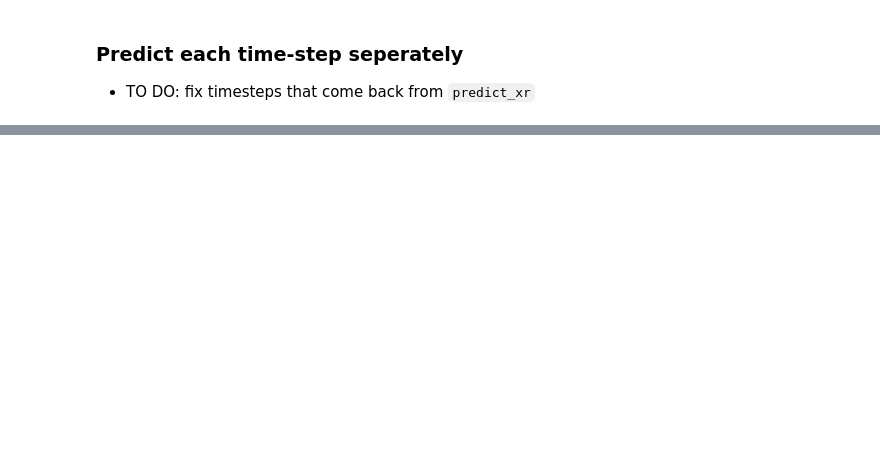
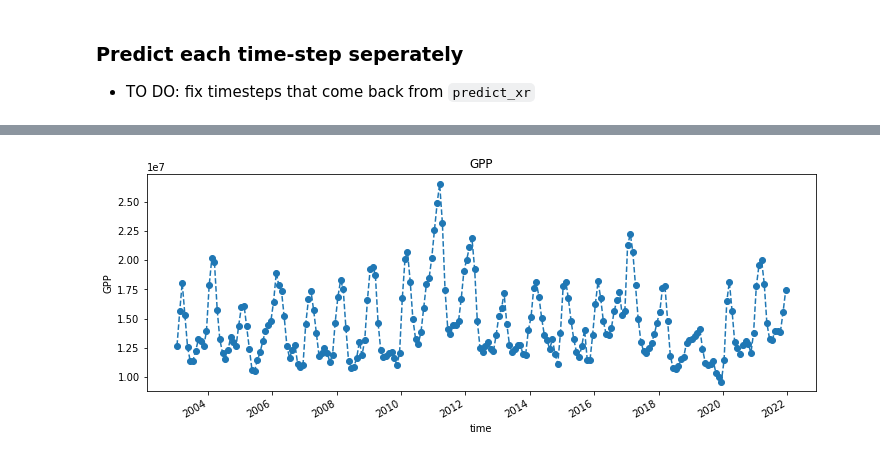
Before and after one commit to cbur24/NEE_modelling, a Jupyter notebook: 5_Predict.ipynb, the cells around one changed output, grey strips where cells are left out. Saved outputs shown, nothing was run; the diff lists cells and outputs as text; code cells hidden in the pictures; blank space fills up the shorter version.

```diff
--- a/5_Predict.ipynb
+++ b/5_Predict.ipynb
@@ -87,8 +99,8 @@ plt.savefig('/g/data/os22/chad_tmp/NEE_modelling/results/predictions/NEE_AUS_MOD
 # %%
-nee_1D = nee.sum(['x','y'])
+ds_1D = ds.sum(['x','y'])
 # %%
-nee_1D.plot(figsize=(12,4), marker='o', linestyle='--')
-plt.axhline(y=0.5, color='orange', linestyle='-')
-plt.ylim(-nee_1D.max(),nee_1D.max())
-plt.title("NEE 'AUS' MODEL");
+ds_1D.plot(figsize=(12,4), marker='o', linestyle='--')
+plt.title(var);
+# %% [output]
+[figure, added]
 # %%
```
Also changed, not shown: parts of 23 cells of this notebook, 22 other files.
